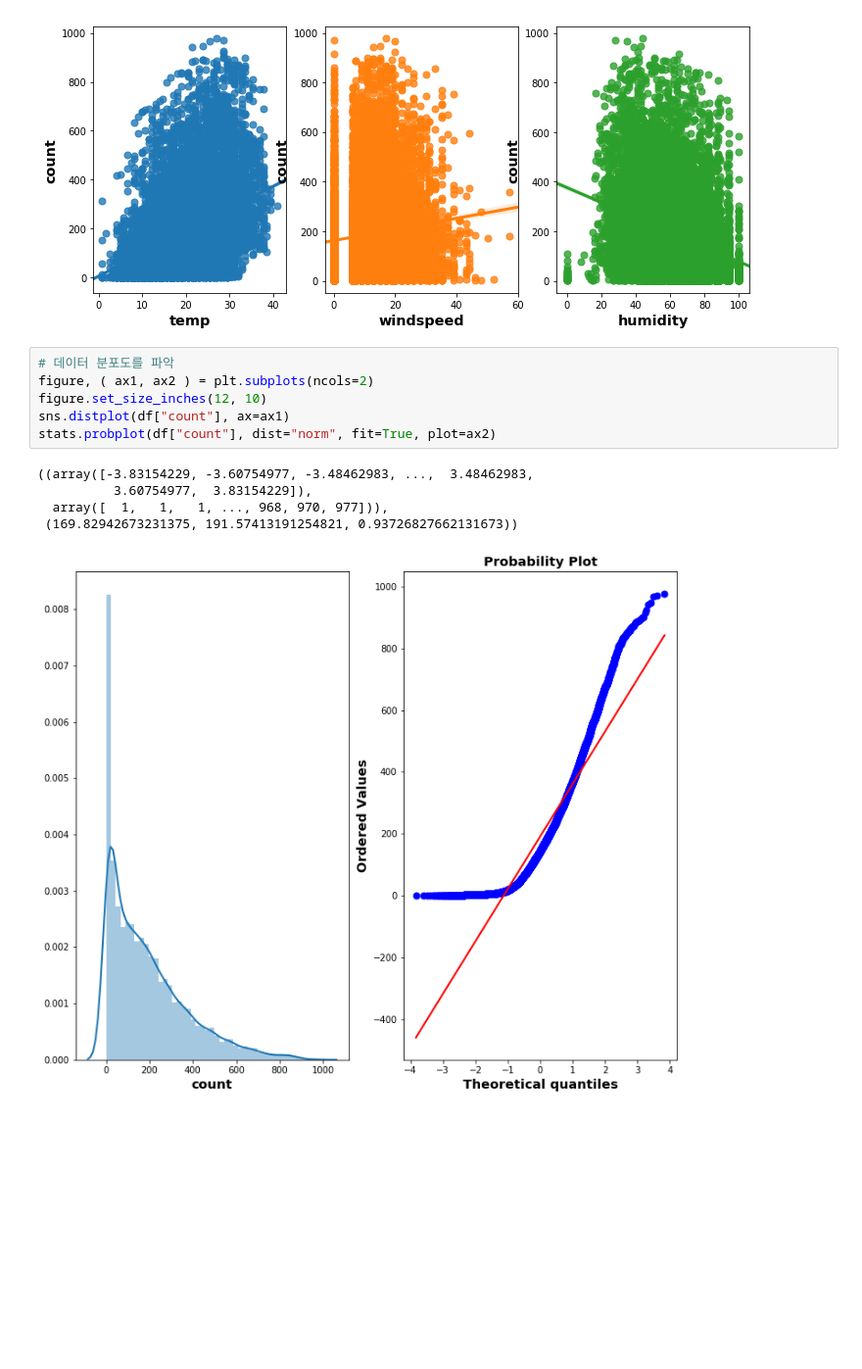
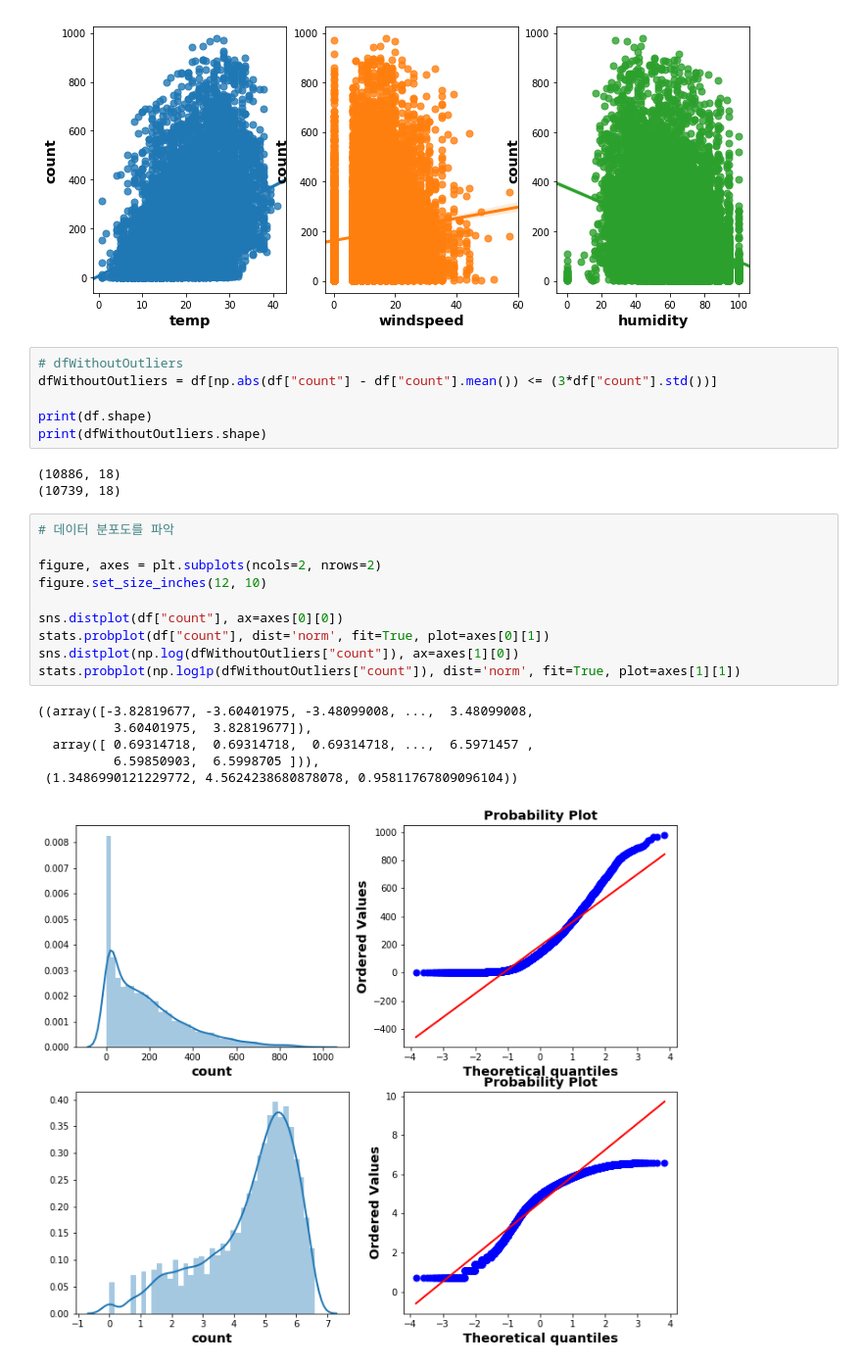
Before and after one commit to heemokyim/dsschool-study-notebook, a Jupyter notebook: 3rd-week-bike-sharing-demand/bike-sharing-demand-visualize.ipynb, the cells around one changed output. Shown at 98% size. Saved outputs shown, nothing was run; the diff lists cells and outputs as text; blank space fills up the shorter version.

Commit message:
add Outlier chart

```diff
--- a/3rd-week-bike-sharing-demand/bike-sharing-demand-visualize.ipynb
+++ b/3rd-week-bike-sharing-demand/bike-sharing-demand-visualize.ipynb
@@ -316,15 +316,29 @@ sns.regplot(x="humidity", y="count", data=df, ax=ax3)
 # %% [output]
 <matplotlib.axes._subplots.AxesSubplot at 0x...>
 [figure]
+# %%
+# dfWithoutOutliers
+dfWithoutOutliers = df[np.abs(df["count"] - df["count"].mean()) <= (3*df["count"].std())]
+
+print(df.shape)
+print(dfWithoutOutliers.shape)
+# %% [output]
+(10886, 18)
+(10739, 18)
 # %%
 # 데이터 분포도를 파악
-figure, ( ax1, ax2 ) = plt.subplots(ncols=2)
+
+figure, axes = plt.subplots(ncols=2, nrows=2)
 figure.set_size_inches(12, 10)
-sns.distplot(df["count"], ax=ax1)
-stats.probplot(df["count"], dist="norm", fit=True, plot=ax2)
+
+sns.distplot(df["count"], ax=axes[0][0])
+stats.probplot(df["count"], dist='norm', fit=True, plot=axes[0][1])
+sns.distplot(np.log(dfWithoutOutliers["count"]), ax=axes[1][0])
+stats.probplot(np.log1p(dfWithoutOutliers["count"]), dist='norm', fit=True, plot=axes[1][1])
 # %% [output]
-((array([-3.83154229, -3.60754977, -3.48462983, ...,  3.48462983,
-          3.60754977,  3.83154229]),
-  array([  1,   1,   1, ..., 968, 970, 977])),
- (169.82942673231375, 191.57413191254821, 0.93726827662131673))
+((array([-3.82819677, -3.60401975, -3.48099008, ...,  3.48099008,
+          3.60401975,  3.82819677]),
+  array([ 0.69314718,  0.69314718,  0.69314718, ...,  6.5971457 ,
+          6.59850903,  6.5998705 ])),
+ (1.3486990121229772, 4.5624238680878078, 0.95811767809096104))
-[figure, old version]
+[figure, new version]
```
Also changed, not shown: parts of 2 cells of this notebook.
